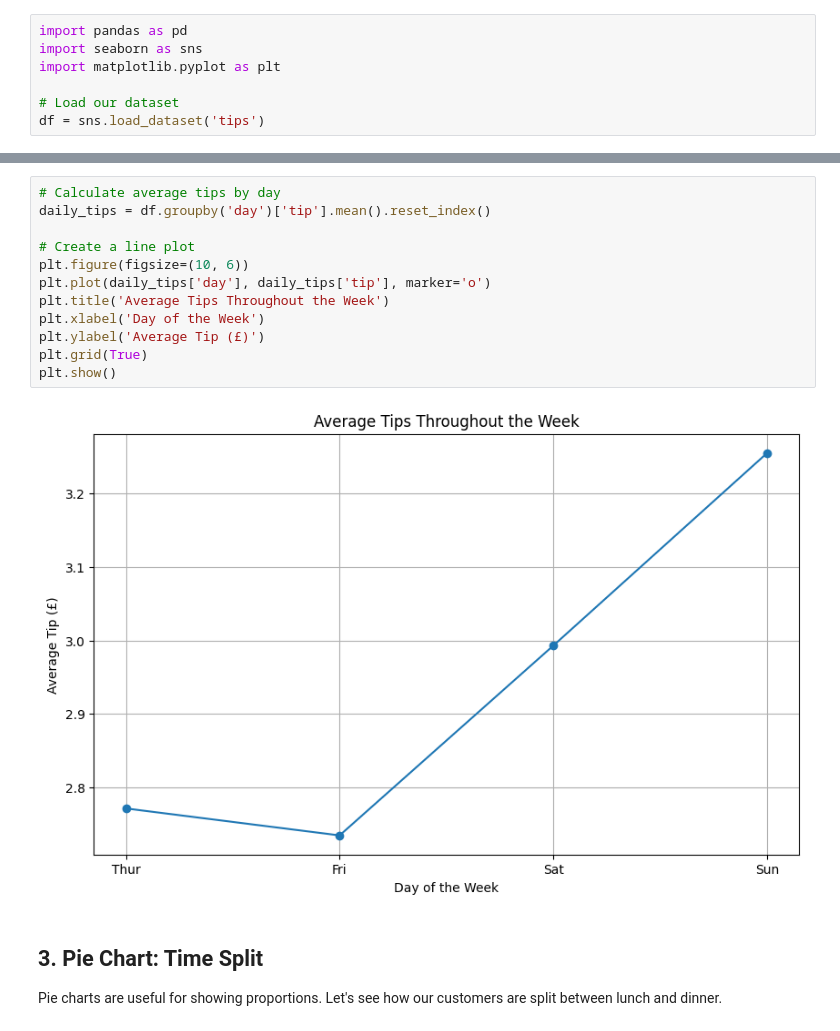
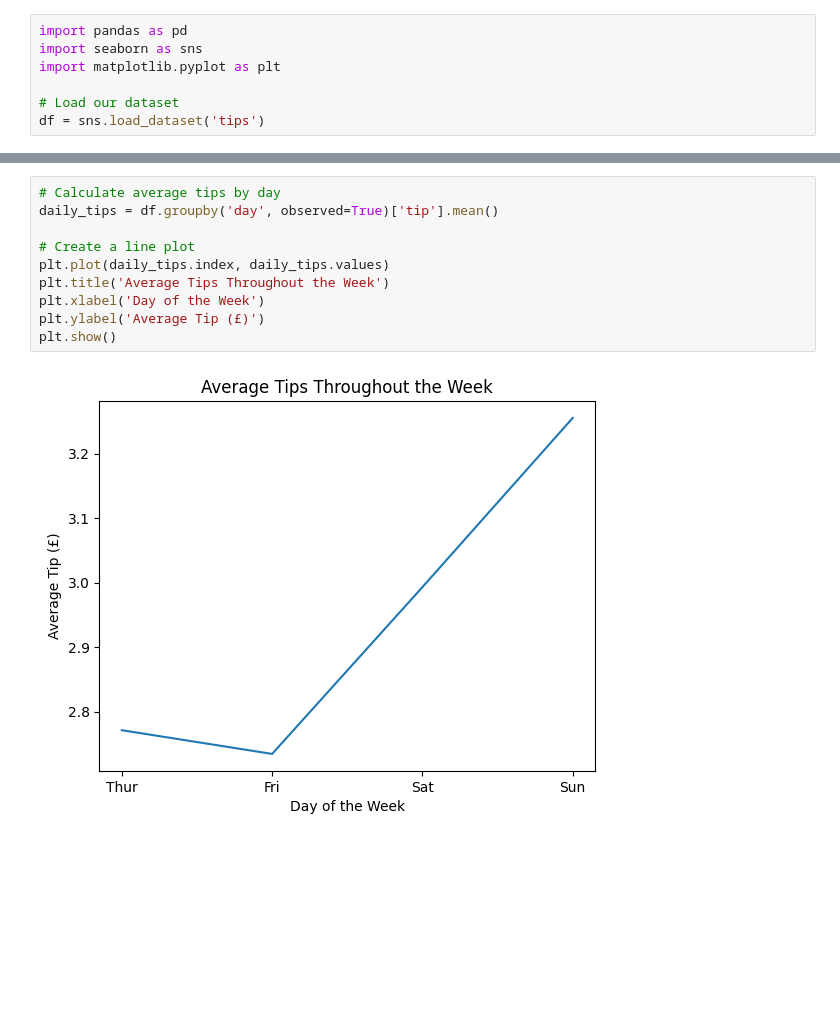
Before and after one commit to Imperial-Business-School/msc-python-workshop, a Jupyter notebook: 02. Visualisation.ipynb, the cells around one changed output, grey strips where cells are left out. Cells and saved outputs as stored; diff of their text form; blank space fills up the shorter version.

```diff
--- a/02. Visualisation.ipynb
+++ b/02. Visualisation.ipynb
@@ -40,18 +93,12 @@ Line plots can help us see trends. Let's look at how tips vary across different
 # %%
 # Calculate average tips by day
-daily_tips = df.groupby('day')['tip'].mean().reset_index()
+daily_tips = df.groupby('day', observed=True)['tip'].mean()
 
 # Create a line plot
-plt.figure(figsize=(10, 6))
-plt.plot(daily_tips['day'], daily_tips['tip'], marker='o')
+plt.plot(daily_tips.index, daily_tips.values)
 plt.title('Average Tips Throughout the Week')
 plt.xlabel('Day of the Week')
 plt.ylabel('Average Tip (£)')
-plt.grid(True)
 plt.show()
 # %% [output]
-[figure, old version]
+[figure, new version]
-# %% [markdown]
-## 3. Pie Chart: Time Split
-
-Pie charts are useful for showing proportions. Let's see how our customers are split between lunch and dinner.
```
Also changed, not shown: parts of 21 cells of this notebook.
